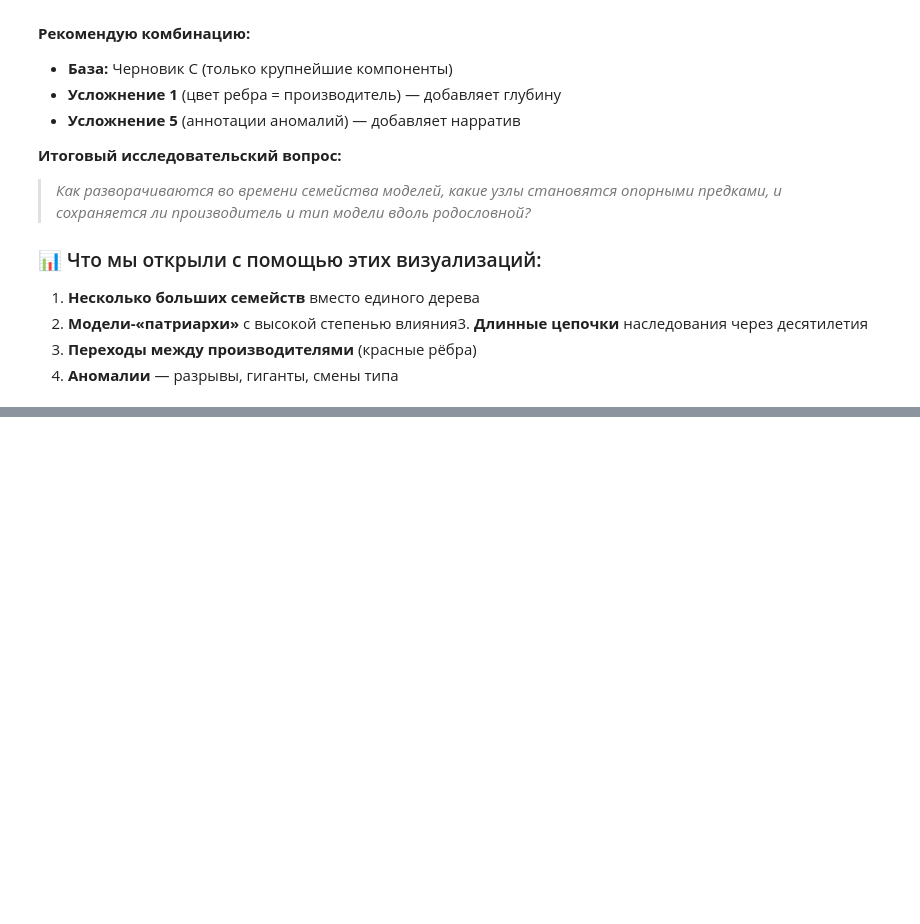
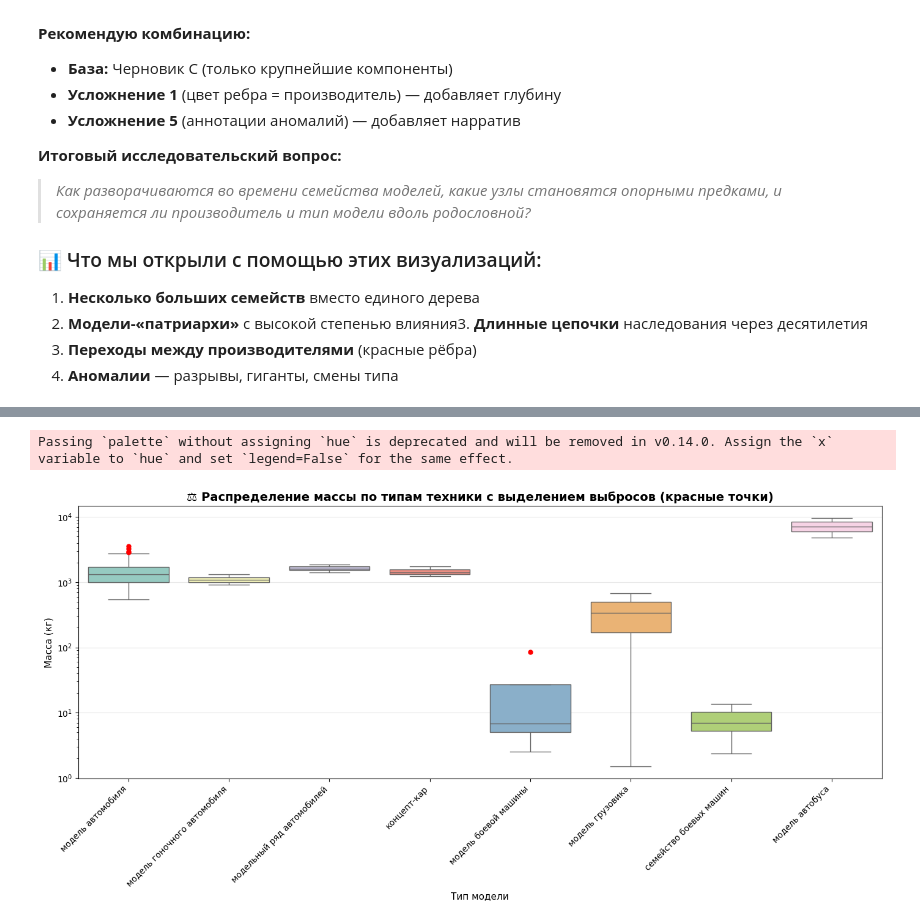
Before and after one commit to h77k/python-ai-Trunova-Polina, a Jupyter notebook: notebooks/week3_visualization.ipynb, the cells around one changed output, grey strips where cells are left out. Cells and saved outputs as stored; diff of their text form; code cells hidden in the pictures; blank space fills up the shorter version.

```diff
--- a/notebooks/week3_visualization.ipynb
+++ b/notebooks/week3_visualization.ipynb
@@ -1626,0 +2501,80 @@ print("   ⚠️ Смена типа — ветви, где наследован
+# %%
+# ============================================================
+# ЯЧЕЙКА 17. Промпт 8: Статистический анализ (PCA + выбросы)
+# ============================================================
+# Задача: показать распределения, выбросы и уменьшение размерности
+
+from sklearn.preprocessing import StandardScaler
+from sklearn.decomposition import PCA
+
+# --- График 8.1: Box plot с выделением выбросов (масса по типам) ---
+plt.figure(figsize=(14, 7))
+mass_data = df_viz[df_viz["mass"].notna() & df_viz["type_for_viz"].notna()]
+top_types_mass = mass_data["type_for_viz"].value_counts().head(8).index
+mass_filtered = mass_data[mass_data["type_for_viz"].isin(top_types_mass)]
+
+# Создаём boxplot
+sns.boxplot(data=mass_filtered, x="type_for_viz", y="mass", palette="Set3", fliersize=6, flierprops={"marker": "o", "markerfacecolor": "red", "markeredgecolor": "red", "markersize": 5})
+plt.title("⚖️ Распределение массы по типам техники с выделением выбросов (красные точки)", fontsize=14, fontweight="bold")
+plt.xlabel("Тип модели", fontsize=11)
+plt.ylabel("Масса (кг)", fontsize=11)
+plt.xticks(rotation=45, ha="right")
+plt.yscale("log")
+plt.grid(axis="y", alpha=0.3)
+plt.tight_layout()
+plt.savefig("prompt8_mass_boxplot_outliers.png", dpi=120, bbox_inches="tight")
+plt.show()
+
+print("💡 Инсайт: Красные точки — статистические выбросы (выходят за пределы 1.5×IQR). "
+      "Их стоит проверить отдельно — возможно, это уникальные или рекордные модели.")
+
+# --- График 8.2: PCA визуализация (уменьшение размерности) ---
+pca_data = df_viz.dropna(subset=["length", "width", "height", "mass", "type_for_viz"])
+pca_features = pca_data[["length", "width", "height", "mass"]]
+pca_features_scaled = StandardScaler().fit_transform(pca_features)
+
+pca = PCA(n_components=2)
+pca_result = pca.fit_transform(pca_features_scaled)
+pca_data["pca_x"] = pca_result[:, 0]
+pca_data["pca_y"] = pca_result[:, 1]
+
+plt.figure(figsize=(12, 8))
+scatter = plt.scatter(pca_data["pca_x"], pca_data["pca_y"],
+                       c=pca_data["type_for_viz"].astype("category").cat.codes if pca_data["type_for_viz"].dtype.name == "category" else pca_data["type_for_viz"].factorize()[0],
+                       cmap="tab20", alpha=0.7, s=50)
+plt.colorbar(scatter, label="Тип модели (код)")
+plt.xlabel(f"PC1 ({pca.explained_variance_ratio_[0]*100:.1f}%)")
+plt.ylabel(f"PC2 ({pca.explained_variance_ratio_[1]*100:.1f}%)")
+plt.title("📉 PCA визуализация моделей по размерным характеристикам", fontsize=14, fontweight="bold")
+plt.grid(alpha=0.3)
+plt.tight_layout()
+plt.savefig("prompt8_pca_visualization.png", dpi=120, bbox_inches="tight")
+plt.show()
+
+print(f"💡 Инсайт: PCA сжимает 4 измерения (длина, ширина, высота, масса) в 2 главные компоненты. "
+      f"PC1 объясняет {pca.explained_variance_ratio_[0]*100:.1f}% вариации, PC2 — {pca.explained_variance_ratio_[1]*100:.1f}%. "
+      f"Видна кластеризация — модели разных типов действительно различаются по габаритам.")
+
+# --- График 8.3: KDE plot (плотность распределения) по годам для топ-типов ---
+plt.figure(figsize=(14, 7))
+kde_data = df_time[df_time["type_for_viz"].isin(top_types_mass[:5])]
+for t in top_types_mass[:5]:
+    subset = kde_data[kde_data["type_for_viz"] == t]["start_year"].dropna()
+    if len(subset) > 5:
+        sns.kdeplot(subset, label=t, linewidth=2, alpha=0.7)
+
+plt.title("📊 Плотность распределения лет выпуска по типам техники (KDE)", fontsize=14, fontweight="bold")
+plt.xlabel("Год начала производства", fontsize=11)
+plt.ylabel("Плотность", fontsize=11)
+plt.legend(title="Тип модели")
+plt.grid(alpha=0.3)
+plt.tight_layout()
+plt.savefig("prompt8_kde_by_type.png", dpi=120, bbox_inches="tight")
+plt.show()
+
+print("💡 Инсайт: KDE-график показывает 'эпоху расцвета' каждого типа техники. "
+      "Некоторые типы имеют чёткие пики (например, автомобили 1960-70х), "
+      "другие распределены равномерно или имеют несколько поколений.")
+# %% [output]
+Passing `palette` without assigning `hue` is deprecated and will be removed in v0.14.0. Assign the `x` variable to `hue` and set `legend=False` for the same effect.
+[figure, added]
```
Also changed, not shown: parts of 8 cells of this notebook.
